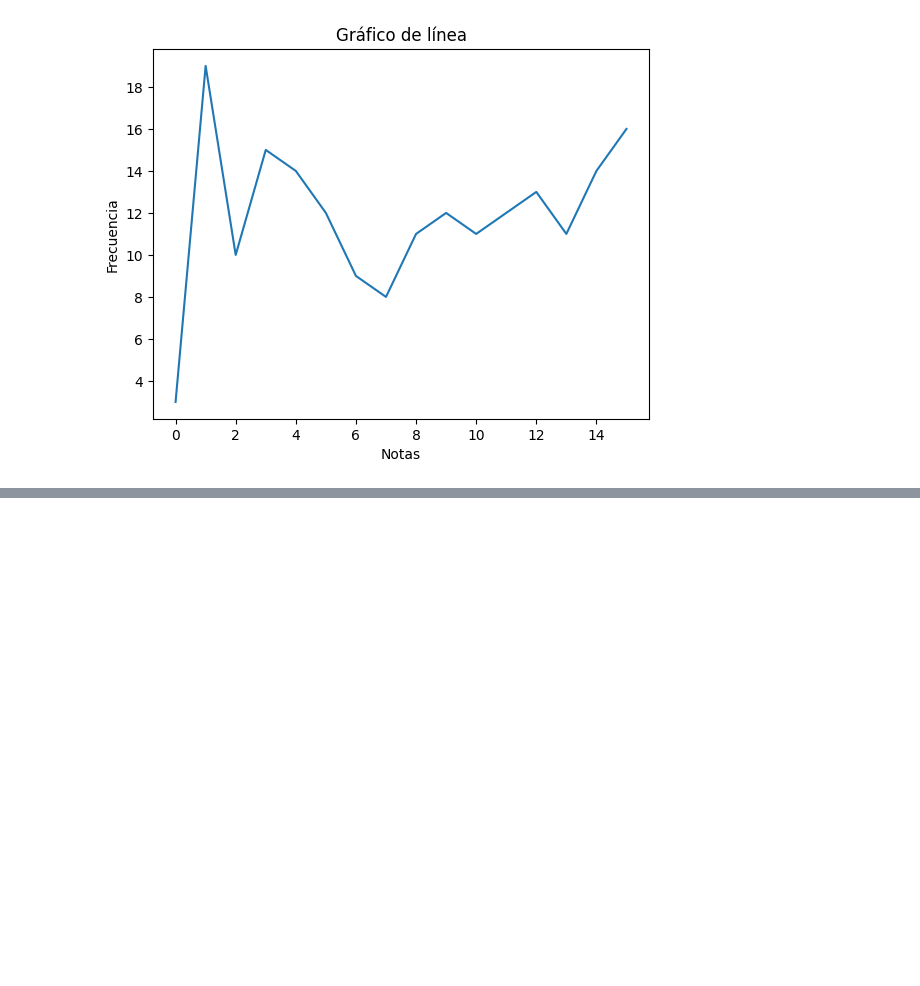
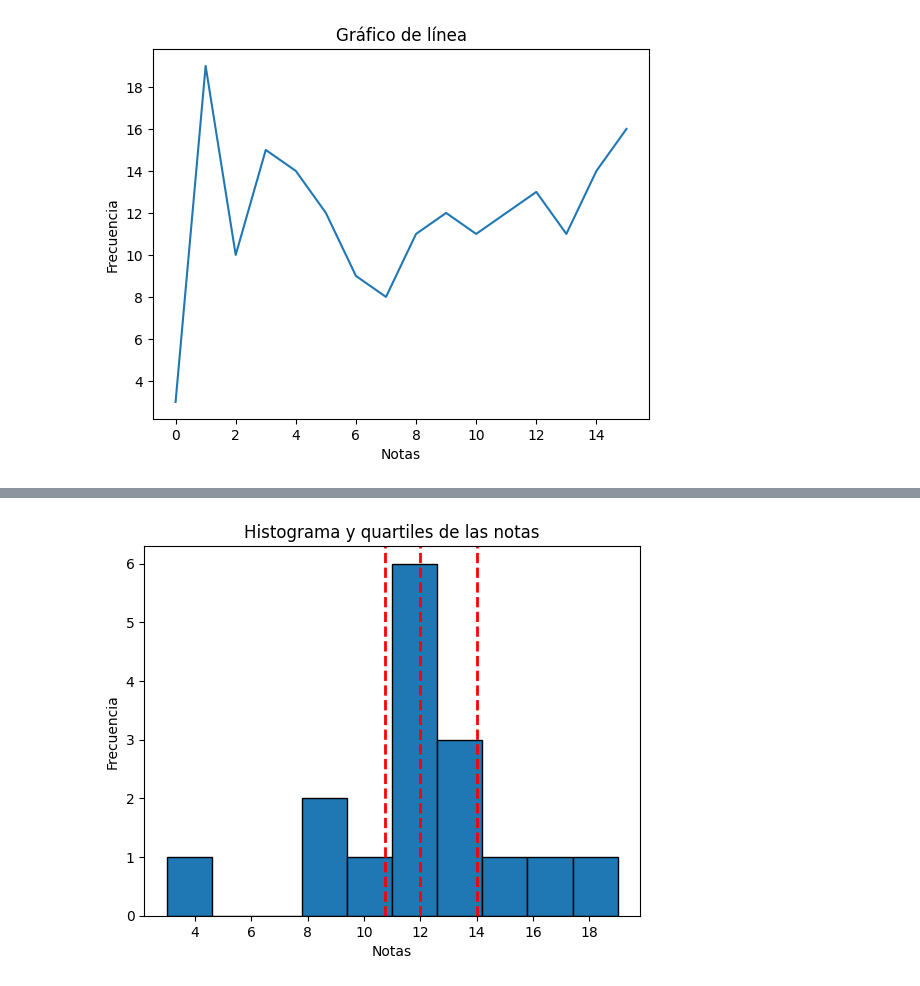
Before and after one commit to clauloro/Una_serie_de_notas_Grupal, a Jupyter notebook: notas.ipynb, the cells around one changed output, grey strips where cells are left out. Cells and saved outputs as stored; diff of their text form; code cells hidden in the pictures; blank space fills up the shorter version.

```diff
--- a/notas.ipynb
+++ b/notas.ipynb
@@ -201,0 +219,12 @@ plt.show()
+# %%
+#  Dibujamos el histograma con los cuartiles de las notas y un cuadro que indique el valor de los cuartiles
+plt.hist(df_notas2['NOTAS'], bins=10, edgecolor='black')
+plt.xlabel('Notas')
+plt.ylabel('Frecuencia')
+plt.title('Histograma y quartiles de las notas')
+plt.axvline(Q1, color='red', linestyle='dashed', linewidth=2)
+plt.axvline(Q2, color='red', linestyle='dashed', linewidth=2)
+plt.axvline(Q3, color='red', linestyle='dashed', linewidth=2)
+plt.show()
+# %% [output]
+[figure, added]
```
Also changed, not shown: parts of 4 cells of this notebook.
